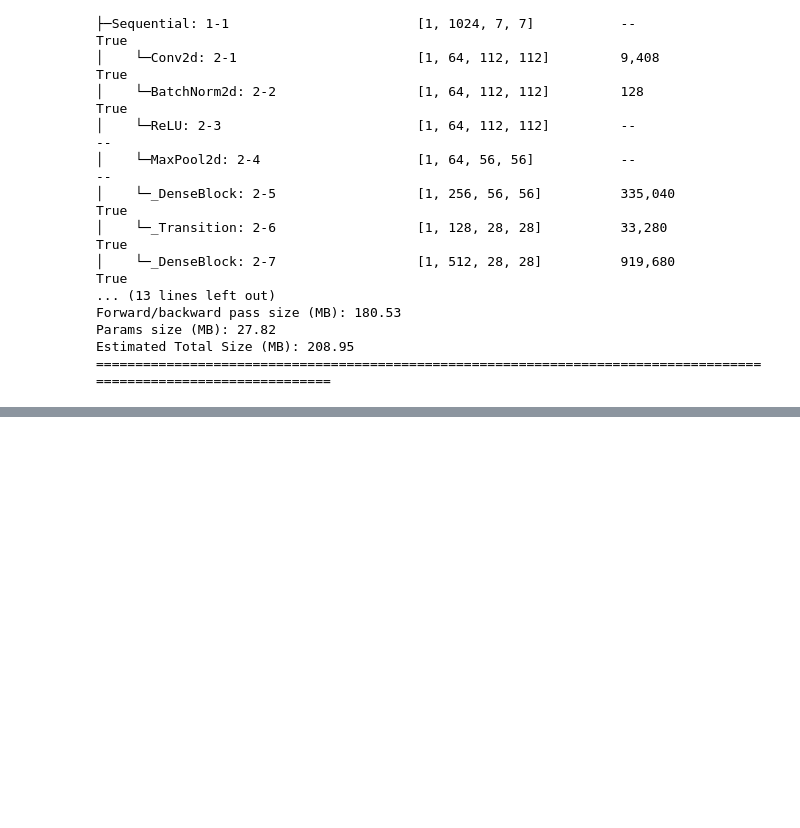
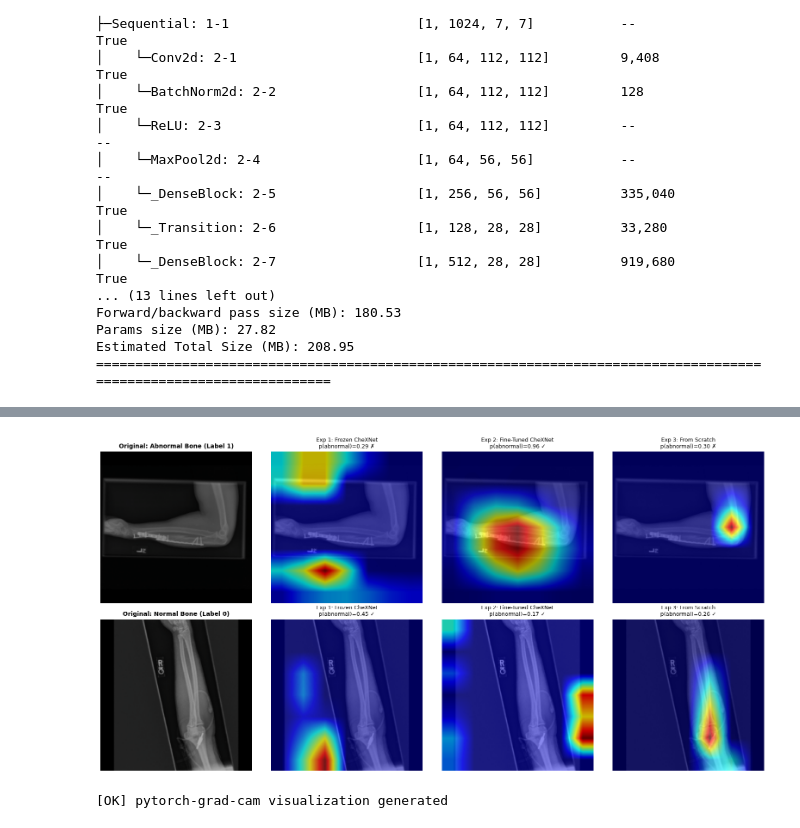
Before and after one commit to sofiaorlov9821/CheXNet, a Jupyter notebook: final_p_2.ipynb, the cells around one changed output, grey strips where cells are left out. Saved outputs shown, nothing was run; the diff lists cells and outputs as text; code cells hidden in the pictures; blank space fills up the shorter version.

```diff
--- a/final_p_2.ipynb
+++ b/final_p_2.ipynb
@@ -368,13 +361,20 @@ optimizer = torch.optim.Adam(
     filter(lambda p: p.requires_grad, exp1_model.parameters()), lr=1e-3)
 
 EPOCHS = 10
+best_auc1 = 0.0
+best_metrics = {}
 for epoch in range(1, EPOCHS + 1):
     loss = train_one_epoch(exp1_model, train_loader, optimizer, DEVICE)
     m = evaluate(exp1_model, valid_loader, DEVICE)
     print(f"Epoch {epoch:02d} | loss {loss:.4f} | "
-          f"AUC {m['AUC']:.3f}  F1 {m['F1']:.3f}  P {m['Precision']:.3f}  R {m['Recall']:.3f}")
+          f"AUC {m['AUC']:.3f}  acc {m['accuracy']:.3f}  F1 {m['F1']:.3f}  P {m['Precision']:.3f}  R {m['Recall']:.3f}")
 
-exp1_metrics = evaluate(exp1_model, valid_loader, DEVICE)
-print('\n[Experiment 1 - Frozen CheXNet] final:', {k: round(v,3) for k,v in exp1_metrics.items()})
+    if m['AUC'] > best_auc1:
+        best_auc1 = m['AUC']
+        best_metrics = m
+        torch.save(exp1_model.state_dict(), "exp1_frozen_chexnet.pth")
+
+exp1_model.load_state_dict(torch.load("exp1_frozen_chexnet.pth"))
+print('\n[Experiment 1 - Frozen CheXNet] BEST final metrics:', {k: round(v, 3) for k, v in best_metrics.items()})
 torch.cuda.empty_cache()
 # %% [output]
@@ -816,0 +686,63 @@ print("[OK] Safe PyTorch Grad-CAM visualization grid generated and saved success
+# %%
+# Cell 19 (v2) - Grad-CAM via the pytorch-grad-cam library
+%pip install grad-cam -q
+
+import torch, numpy as np, matplotlib.pyplot as plt
+from pytorch_grad_cam import GradCAM
+from pytorch_grad_cam.utils.model_targets import ClassifierOutputTarget
+from pytorch_grad_cam.utils.image import show_cam_on_image
+
+mean = np.array(IMAGENET_MEAN); std = np.array(IMAGENET_STD)
+
+# --- one abnormal + one normal validation sample ---
+abnormal_sample, normal_sample = None, None
+for imgs, labels in valid_loader:
+    for i in range(len(labels)):
+        if labels[i].item() == 1.0 and abnormal_sample is None:
+            abnormal_sample = (imgs[i:i+1], 1)
+        elif labels[i].item() == 0.0 and normal_sample is None:
+            normal_sample = (imgs[i:i+1], 0)
+    if abnormal_sample and normal_sample:
+        break
+samples_to_show = [("Abnormal Bone (Label 1)", abnormal_sample),
+                   ("Normal Bone (Label 0)", normal_sample)]
+
+# --- model -> its target layer (last denseblock, per the project brief) ---
+models_dict = {
+    "Exp 1: Frozen CheXNet":     (exp1_model, exp1_model.densenet121.features.denseblock4),
+    "Exp 2: Fine-Tuned CheXNet": (exp2_model, exp2_model.densenet121.features.denseblock4),
+    "Exp 3: From Scratch":       (exp3_model, exp3_model.features.denseblock4),
+}
+
+def predict_prob(model, x):
+    with torch.no_grad():
+        return torch.sigmoid(model(x.to(DEVICE)).squeeze(1)).item()
+
+fig, axes = plt.subplots(len(samples_to_show), 4, figsize=(16, 8))
+for r, (title_str, (img_tensor, label_val)) in enumerate(samples_to_show):
+    rgb = np.clip(img_tensor[0].cpu().numpy().transpose(1, 2, 0) * std + mean, 0, 1).astype(np.float32)
+    axes[r, 0].imshow(rgb)
+    axes[r, 0].set_title(f"Original: {title_str}", fontsize=10, fontweight='bold')
+    axes[r, 0].axis('off')
+
+    for c, (name, (model, target_layer)) in enumerate(models_dict.items(), start=1):
+        model.eval()
+        # requires_grad on the input so gradients reach the target layer even when
+        # the backbone is frozen (Exp 1) - this is what the custom cell was fixing.
+        inp = img_tensor.to(DEVICE).clone().requires_grad_(True)
+        with GradCAM(model=model, target_layers=[target_layer]) as cam:
+            grayscale = cam(input_tensor=inp, targets=[ClassifierOutputTarget(0)])[0]
+        vis = show_cam_on_image(rgb, grayscale, use_rgb=True)
+        p = predict_prob(model, img_tensor)
+        ok = (p >= 0.5) == (label_val == 1)
+        axes[r, c].imshow(vis)
+        axes[r, c].set_title(f"{name}\np(abnormal)={p:.2f} {'✓' if ok else '✗'}", fontsize=9)
+        axes[r, c].axis('off')
+
+plt.tight_layout()
+plt.savefig("gradcam_library_comparison.png", dpi=300, bbox_inches="tight")
+plt.show()
+print("[OK] pytorch-grad-cam visualization generated")
+# %% [output]
+[figure, added]
+[OK] pytorch-grad-cam visualization generated
```
Also changed, not shown: parts of 8 cells of this notebook, 4 other files.
